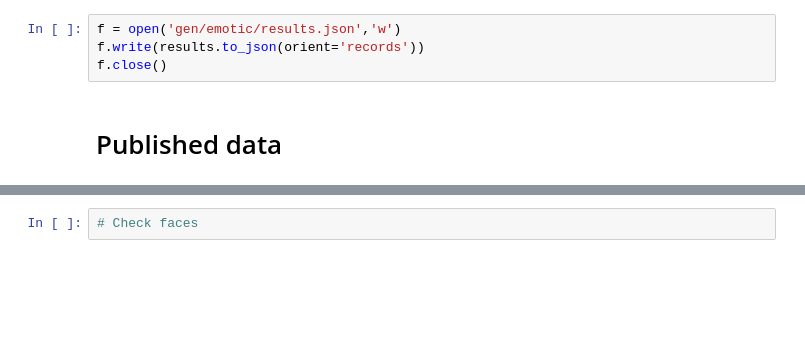
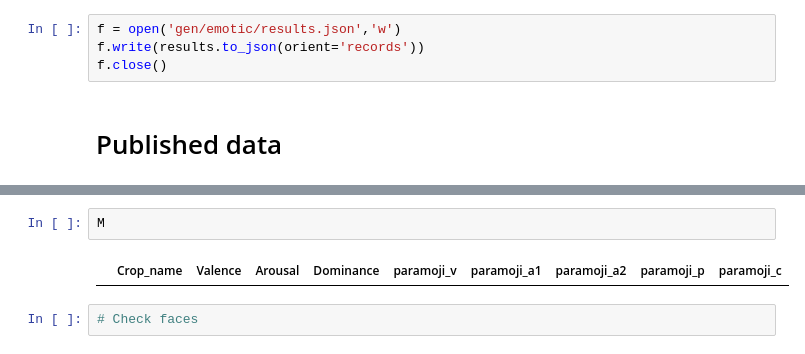
Before and after one commit to stefandirnstorfer/paramoji, a Jupyter notebook: results/results-emotic.ipynb, the cells around one changed output, grey strips where cells are left out. Saved outputs shown, nothing was run; the diff lists cells and outputs as text; blank space fills up the shorter version.

```diff
--- a/results/results-emotic.ipynb
+++ b/results/results-emotic.ipynb
@@ -151,3 +159,7 @@ for i in range(M.shape[0]):
+# %%
+M
+# %% [output]
+|  | Crop_name | Valence | Arousal | Dominance | paramoji_v | paramoji_a1 | paramoji_a2 | paramoji_p | paramoji_c |
 # %%
 # Check faces
 # %%
```
Also changed, not shown: parts of 11 cells of this notebook, 13 other files.
